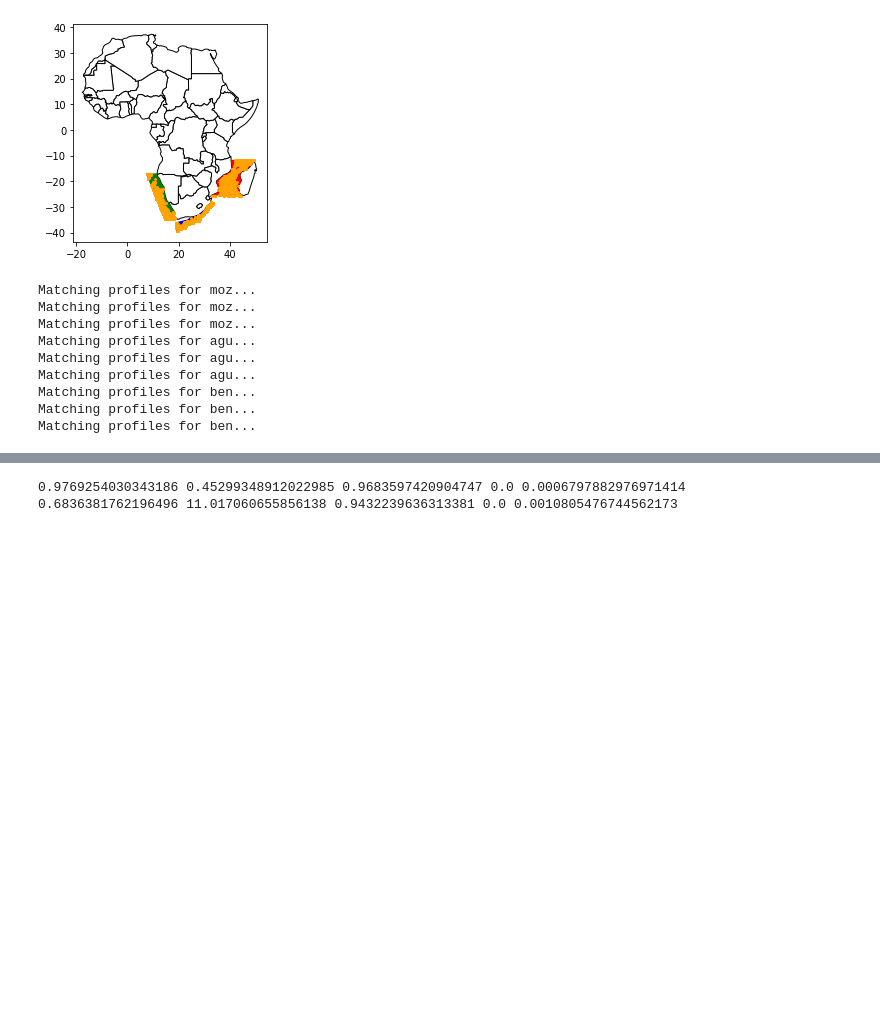
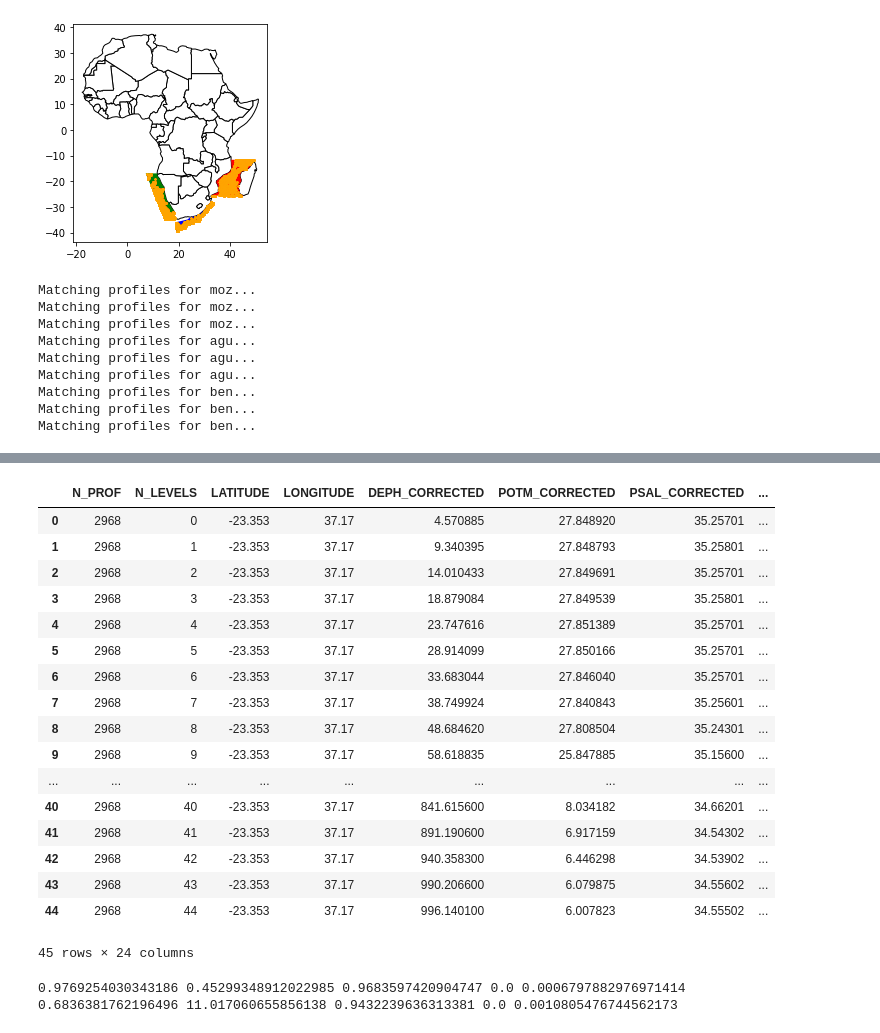
Before and after one commit to HarryLuyt/paper1_scripts, a Jupyter notebook: Scripts/Geopandas_testing.ipynb, the cells around one changed output, grey strips where cells are left out. Drawn from its saved outputs; the diff is of its cells as text; code cells hidden in the pictures; blank space fills up the shorter version.

```diff
--- a/Scripts/Geopandas_testing.ipynb
+++ b/Scripts/Geopandas_testing.ipynb
@@ -236,3 +300,22 @@ Matching profiles for agu...
 Matching profiles for ben...
 Matching profiles for ben...
 Matching profiles for ben...
+# %%
+# prof_unique = moz_matched_ostia['N_PROF'].unique()
+# prof_unique
+# moz_matched_ostia.loc[prof_unique[0]]['DEPH_CORRECTED'].values
+# moz_matched_ostia.loc[prof_unique[0]]
+test = moz_matched_ostia.loc[moz_matched_ostia['N_PROF'] == prof_unique[0]]
+test
+
+pres = gsw.p_from_z(-test['DEPH_CORRECTED'].to_numpy(), test['LATITUDE'].to_numpy(), geo_strf_dyn_height=0, sea_surface_geopotential=0)
+abs_sal = gsw.SA_from_SP(test['PSAL_CORRECTED'].to_numpy(), pres, test['LONGITUDE'].to_numpy(), test['LATITUDE'].to_numpy())
+sal_diff = abs_sal - test['PSAL_CORRECTED'].to_numpy()
+# sal_diff
+
+pres_diff = pres - test['pres']
+pres_diff
+
+# gsw.CT_from_t(abs_sal, test['POTM_CORRECTED'].to_numpy(), pres)
+
+# test['pres'].to_numpy()
@@ -239,3 +340,24 @@ Matching profiles for ben...
+# %%
+test
+# %% [output]
+|  | N_PROF | N_LEVELS | LATITUDE | LONGITUDE | DEPH_CORRECTED | POTM_CORRECTED | PSAL_CORRECTED | ... |
+| 0 | 2968 | 0 | -23.353 | 37.17 | 4.570885 | 27.848920 | 35.25701 | ... |
+| 1 | 2968 | 1 | -23.353 | 37.17 | 9.340395 | 27.848793 | 35.25801 | ... |
+| 2 | 2968 | 2 | -23.353 | 37.17 | 14.010433 | 27.849691 | 35.25701 | ... |
+| 3 | 2968 | 3 | -23.353 | 37.17 | 18.879084 | 27.849539 | 35.25801 | ... |
+| 4 | 2968 | 4 | -23.353 | 37.17 | 23.747616 | 27.851389 | 35.25701 | ... |
+| 5 | 2968 | 5 | -23.353 | 37.17 | 28.914099 | 27.850166 | 35.25701 | ... |
+| 6 | 2968 | 6 | -23.353 | 37.17 | 33.683044 | 27.846040 | 35.25701 | ... |
+| 7 | 2968 | 7 | -23.353 | 37.17 | 38.749924 | 27.840843 | 35.25601 | ... |
+| 8 | 2968 | 8 | -23.353 | 37.17 | 48.684620 | 27.808504 | 35.24301 | ... |
+| 9 | 2968 | 9 | -23.353 | 37.17 | 58.618835 | 25.847885 | 35.15600 | ... |
+| ... | ... | ... | ... | ... | ... | ... | ... | ... |
+| 40 | 2968 | 40 | -23.353 | 37.17 | 841.615600 | 8.034182 | 34.66201 | ... |
+| 41 | 2968 | 41 | -23.353 | 37.17 | 891.190600 | 6.917159 | 34.54302 | ... |
+| 42 | 2968 | 42 | -23.353 | 37.17 | 940.358300 | 6.446298 | 34.53902 | ... |
+| 43 | 2968 | 43 | -23.353 | 37.17 | 990.206600 | 6.079875 | 34.55602 | ... |
+| 44 | 2968 | 44 | -23.353 | 37.17 | 996.140100 | 6.007823 | 34.55502 | ... |
+45 rows × 24 columns
 # %%
 def plot_profiles(region, experiment):
     '''Plot scatter plots of temperature and salinity between hycom
```
Also changed, not shown: parts of 9 cells of this notebook.
